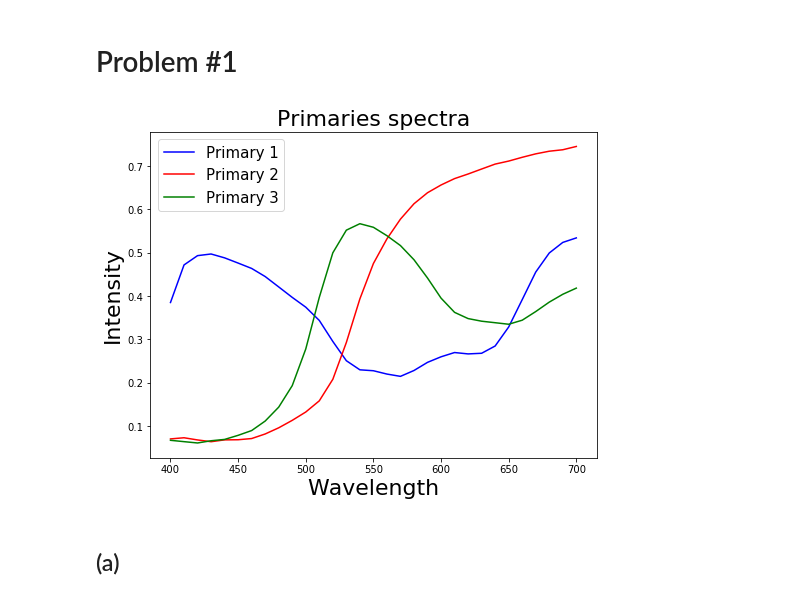
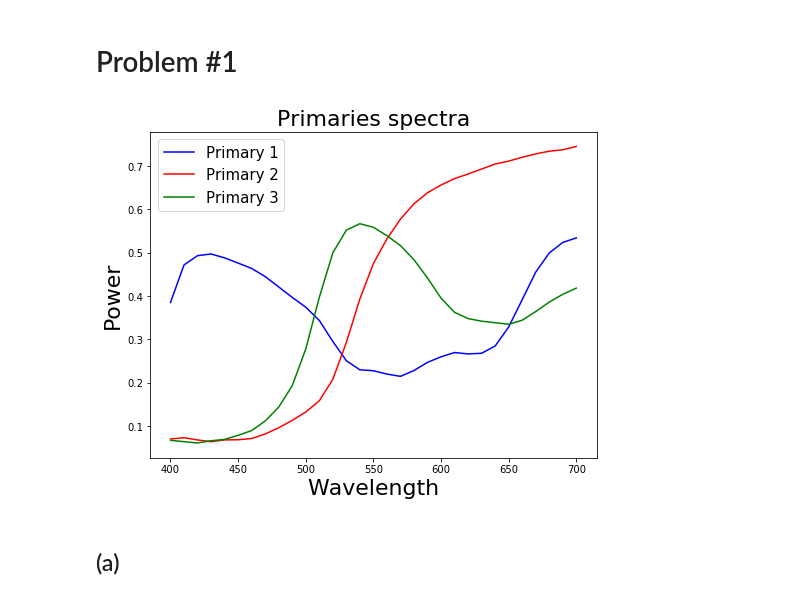
Before and after one commit to rfeinman/hw-mathtools, a Jupyter notebook: hw2_Feinman/hw2.ipynb, the cells around one changed output. Saved outputs shown, nothing was run; the diff lists cells and outputs as text; code cells hidden in the pictures.

```diff
--- a/hw2_Feinman/hw2.ipynb
+++ b/hw2_Feinman/hw2.ipynb
@@ -34,18 +34,18 @@ phosphors = data['Phosphors']
 # %%
 # Let's plot the primaries spectra to get a sense of what they look like
 wavelengths = np.linspace(400,700,31)
 plt.figure(figsize=(8,6))
 # First let's plot the primaries
 plt.plot(wavelengths, P[:,0], color='b', label='Primary 1')
 plt.plot(wavelengths, P[:,1], color='r', label='Primary 2')
 plt.plot(wavelengths, P[:,2], color='g', label='Primary 3')
 plt.xlabel('Wavelength', fontsize=22)
-plt.ylabel('Intensity', fontsize=22)
+plt.ylabel('Power', fontsize=22)
 plt.title('Primaries spectra', fontsize=22)
 plt.legend(prop={'size': 15})
 plt.show()
 # %% [output]
-[figure, old version]
+[figure, new version]
 # %% [markdown]
 ## (a)
 # %%
```
Also changed, not shown: parts of 8 cells of this notebook.
